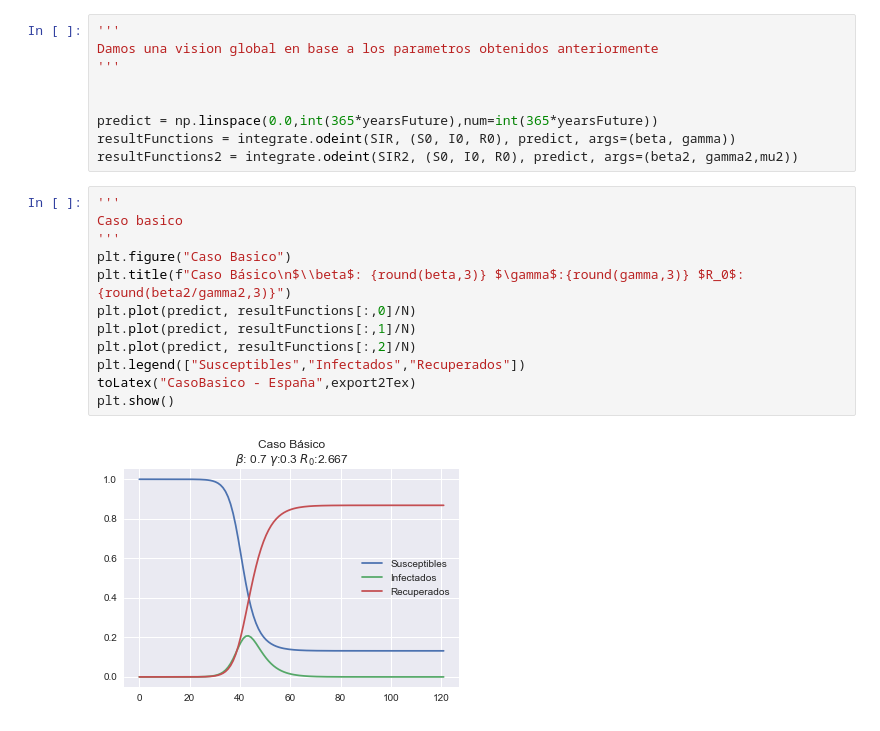
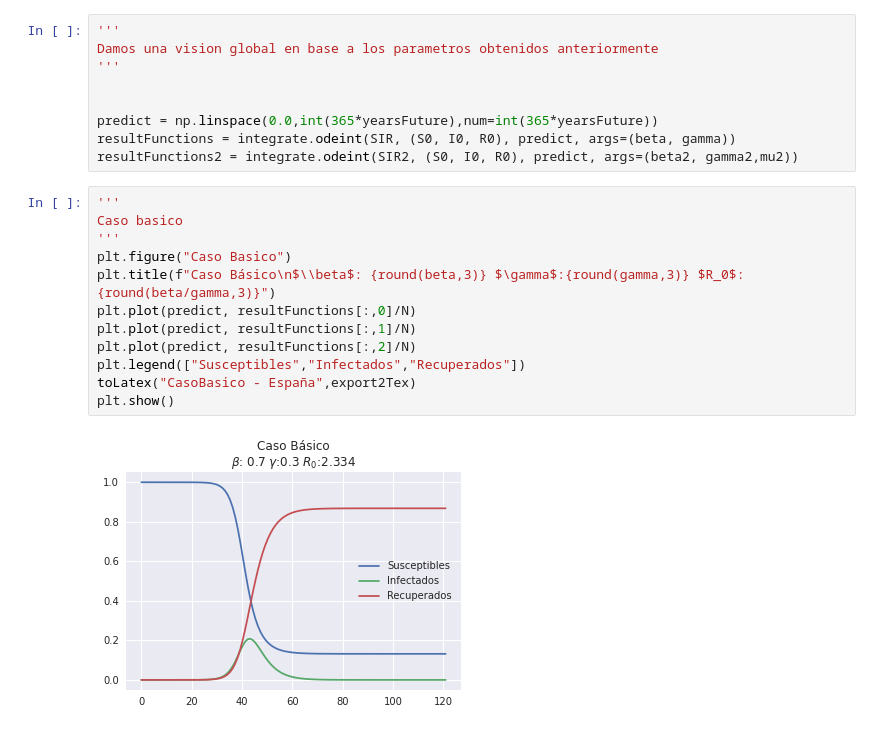
Before and after one commit to fbellidopazos/covidSIRAnalysis, a Jupyter notebook: SIRNotebook.ipynb, the cells around one changed output. Saved outputs shown, nothing was run; the diff lists cells and outputs as text.

```diff
--- a/SIRNotebook.ipynb
+++ b/SIRNotebook.ipynb
@@ -284,17 +285,17 @@ resultFunctions2 = integrate.odeint(SIR2, (S0, I0, R0), predict, args=(beta2, ga
 # %%
 '''
 Caso basico
 '''
 plt.figure("Caso Basico")
-plt.title(f"Caso Básico\n$\\beta$: {round(beta,3)} $\gamma$:{round(gamma,3)} $R_0$:{round(beta2/gamma2,3)}")
+plt.title(f"Caso Básico\n$\\beta$: {round(beta,3)} $\gamma$:{round(gamma,3)} $R_0$:{round(beta/gamma,3)}")
 plt.plot(predict, resultFunctions[:,0]/N)
 plt.plot(predict, resultFunctions[:,1]/N)
 plt.plot(predict, resultFunctions[:,2]/N)
 plt.legend(["Susceptibles","Infectados","Recuperados"])
 toLatex("CasoBasico - España",export2Tex)
 plt.show()
 # %% [output]
-[figure, old version]
+[figure, new version]
 # %%
 '''
 Caso con muertes
```
Also changed, not shown: parts of 7 cells of this notebook.
